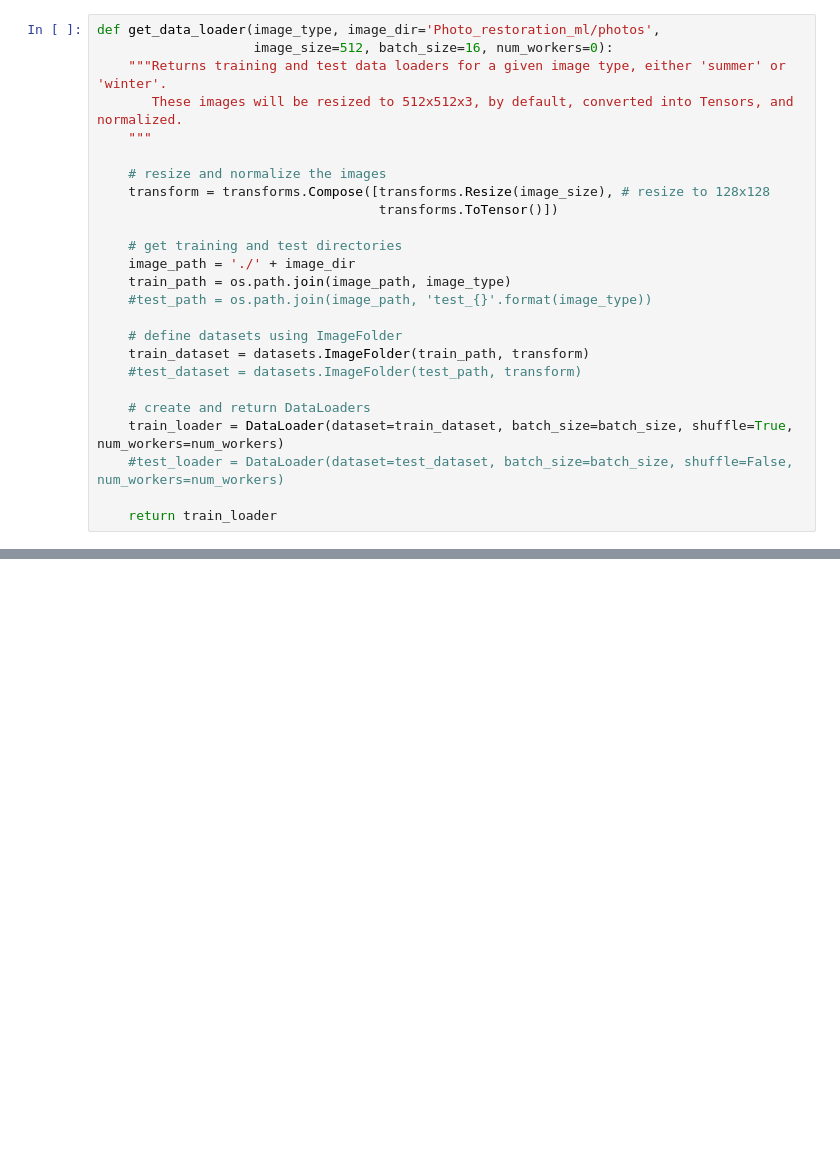
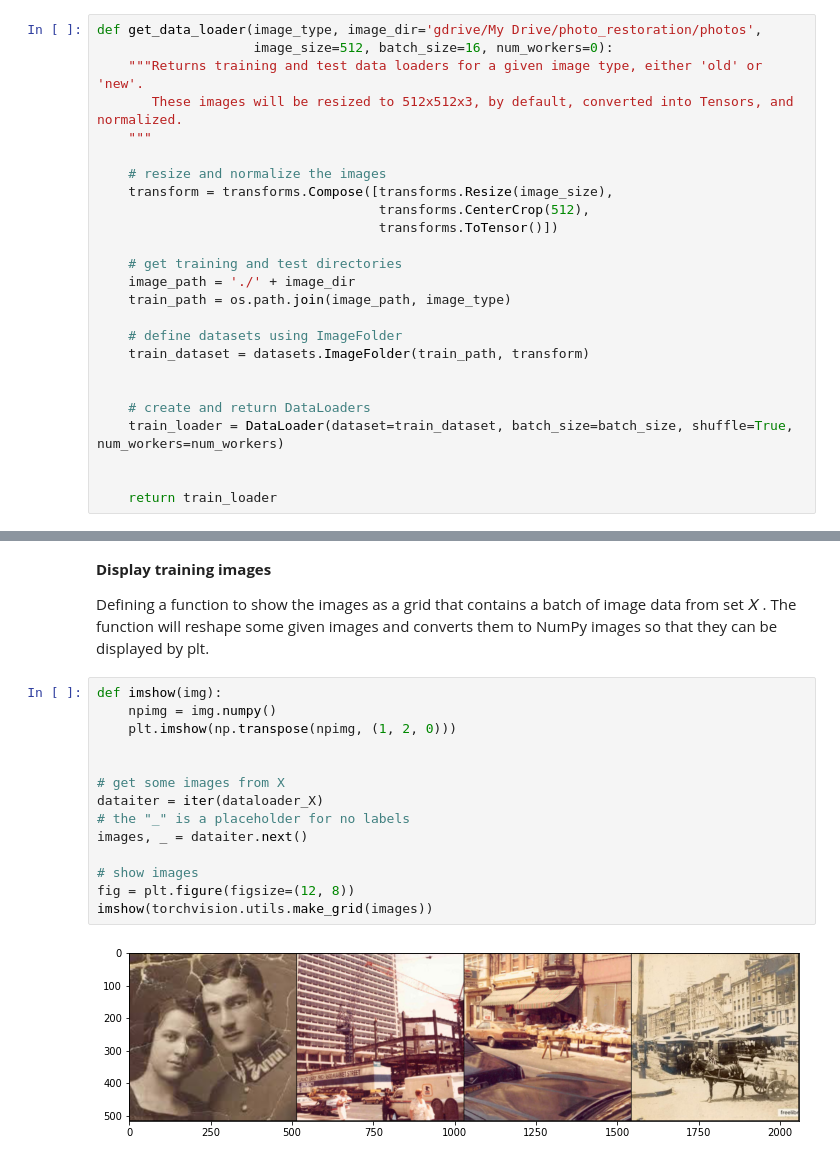
Before and after one commit to savithrikb/dl-photo-restoration, a Jupyter notebook: photo_restoration.ipynb, the cells around one changed output, grey strips where cells are left out. Cells and saved outputs as stored; diff of their text form; blank space fills up the shorter version.

```diff
--- a/photo_restoration.ipynb
+++ b/photo_restoration.ipynb
@@ -29,25 +34,25 @@ import warnings
 # %%
-def get_data_loader(image_type, image_dir='Photo_restoration_ml/photos',
+def get_data_loader(image_type, image_dir='gdrive/My Drive/photo_restoration/photos',
                     image_size=512, batch_size=16, num_workers=0):
-    """Returns training and test data loaders for a given image type, either 'summer' or 'winter'.
+    """Returns training and test data loaders for a given image type, either 'old' or 'new'.
        These images will be resized to 512x512x3, by default, converted into Tensors, and normalized.
     """
 
     # resize and normalize the images
-    transform = transforms.Compose([transforms.Resize(image_size), # resize to 128x128
+    transform = transforms.Compose([transforms.Resize(image_size),
+                                    transforms.CenterCrop(512),
                                     transforms.ToTensor()])
 
     # get training and test directories
     image_path = './' + image_dir
     train_path = os.path.join(image_path, image_type)
-    #test_path = os.path.join(image_path, 'test_{}'.format(image_type))
 
     # define datasets using ImageFolder
     train_dataset = datasets.ImageFolder(train_path, transform)
-    #test_dataset = datasets.ImageFolder(test_path, transform)
+
 
     # create and return DataLoaders
     train_loader = DataLoader(dataset=train_dataset, batch_size=batch_size, shuffle=True, num_workers=num_workers)
-    #test_loader = DataLoader(dataset=test_dataset, batch_size=batch_size, shuffle=False, num_workers=num_workers)
+
 
     return train_loader
@@ -58,0 +64,20 @@ dataloader_Y = get_data_loader(image_type='new')
+# %% [markdown]
+**Display training images**
+
+Defining a function to show the images as a grid that contains a batch of image data from set  𝑋 . The function will reshape some given images and converts them to NumPy images so that they can be displayed by plt.
+# %%
+def imshow(img):
+    npimg = img.numpy()
+    plt.imshow(np.transpose(npimg, (1, 2, 0)))
+
+
+# get some images from X
+dataiter = iter(dataloader_X)
+# the "_" is a placeholder for no labels
+images, _ = dataiter.next()
+
+# show images
+fig = plt.figure(figsize=(12, 8))
+imshow(torchvision.utils.make_grid(images))
+# %% [output]
+[figure, added]
```
Also changed, not shown: parts of 14 cells of this notebook.
